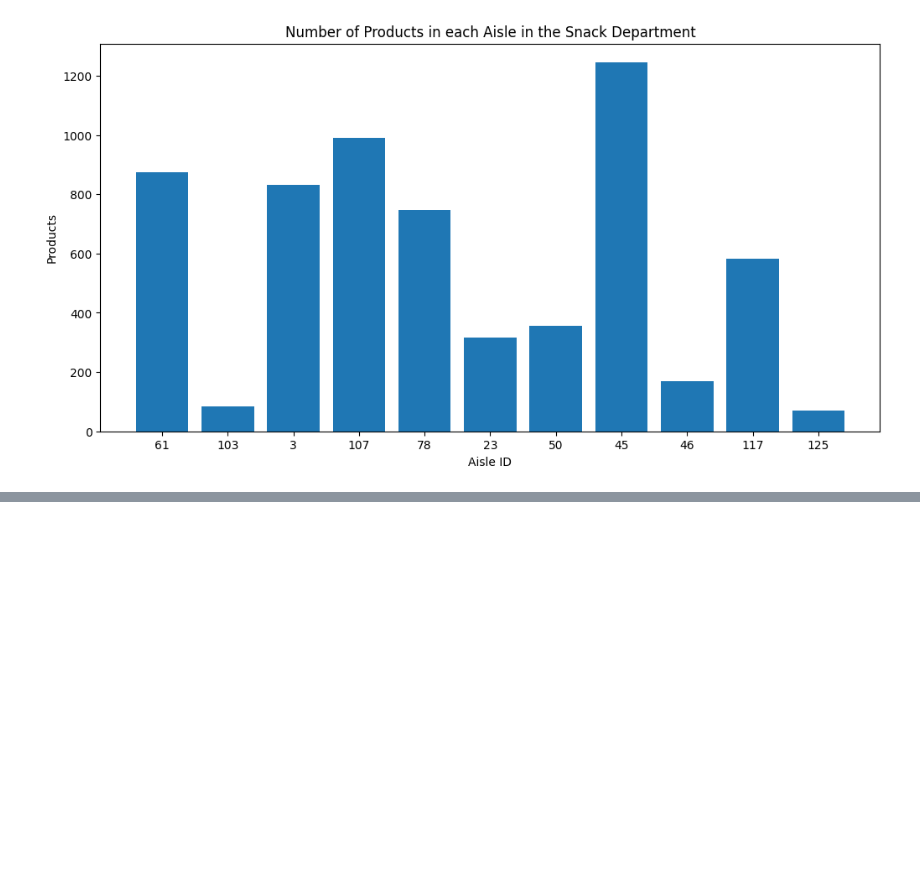
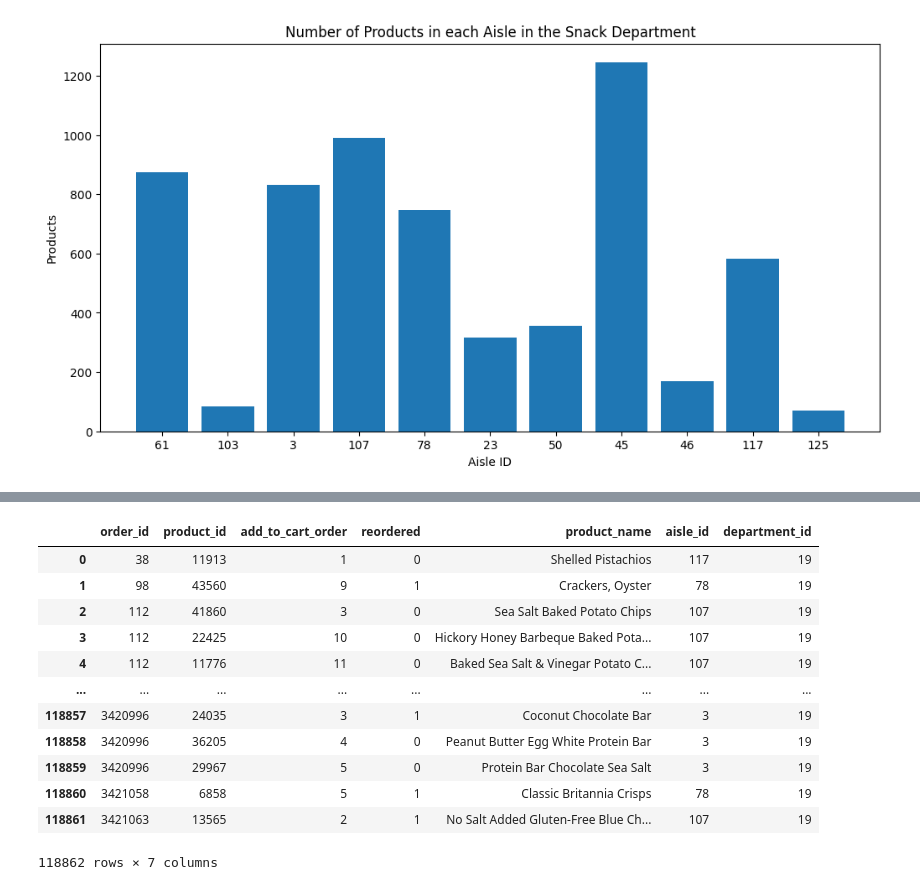
Before and after one commit to NyleLuza/fall2025, a Jupyter notebook: comp541/final_project/project.ipynb, the cells around one changed output, grey strips where cells are left out. Saved outputs shown, nothing was run; the diff lists cells and outputs as text; code cells hidden in the pictures; blank space fills up the shorter version.

Commit message:
applied intersection

```diff
--- a/comp541/final_project/project.ipynb
+++ b/comp541/final_project/project.ipynb
@@ -124,0 +157,18 @@ df_dept_products[df_dept_products["aisle_id"] == 125].head(50) # Trail Mix aisle
+# %%
+# apply intersection to identify how many products from the dept were bought in an order
+df_intersection = pd.merge(df_order_products__train, df_dept_products, how="inner")
+df_intersection
+# %% [output]
+|  | order_id | product_id | add_to_cart_order | reordered | product_name | aisle_id | department_id |
+| 0 | 38 | 11913 | 1 | 0 | Shelled Pistachios | 117 | 19 |
+| 1 | 98 | 43560 | 9 | 1 | Crackers, Oyster | 78 | 19 |
+| 2 | 112 | 41860 | 3 | 0 | Sea Salt Baked Potato Chips | 107 | 19 |
+| 3 | 112 | 22425 | 10 | 0 | Hickory Honey Barbeque Baked Pota... | 107 | 19 |
+| 4 | 112 | 11776 | 11 | 0 | Baked Sea Salt & Vinegar Potato C... | 107 | 19 |
+| ... | ... | ... | ... | ... | ... | ... | ... |
+| 118857 | 3420996 | 24035 | 3 | 1 | Coconut Chocolate Bar | 3 | 19 |
+| 118858 | 3420996 | 36205 | 4 | 0 | Peanut Butter Egg White Protein Bar | 3 | 19 |
+| 118859 | 3420996 | 29967 | 5 | 0 | Protein Bar Chocolate Sea Salt | 3 | 19 |
+| 118860 | 3421058 | 6858 | 5 | 1 | Classic Britannia Crisps | 78 | 19 |
+| 118861 | 3421063 | 13565 | 2 | 1 | No Salt Added Gluten-Free Blue Ch... | 107 | 19 |
+118862 rows × 7 columns
```
Also changed, not shown: parts of 3 cells of this notebook.
